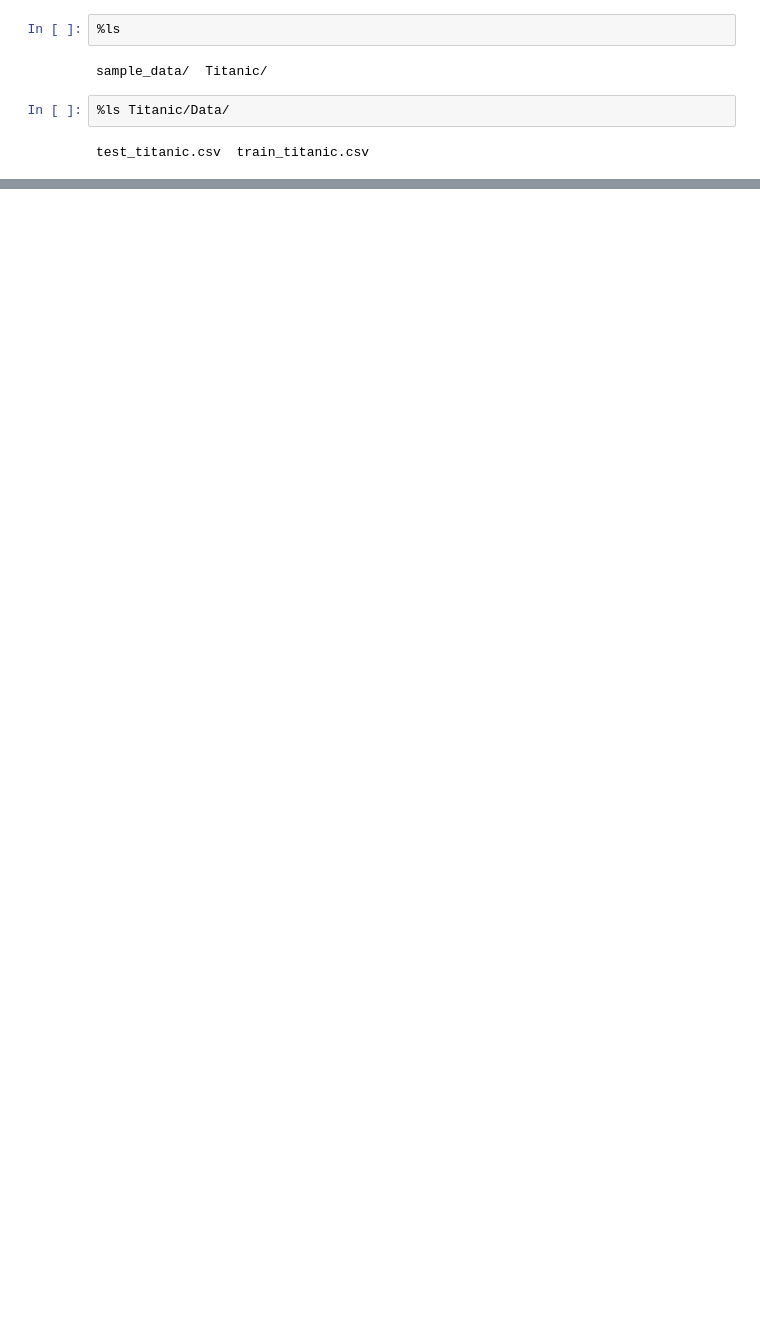
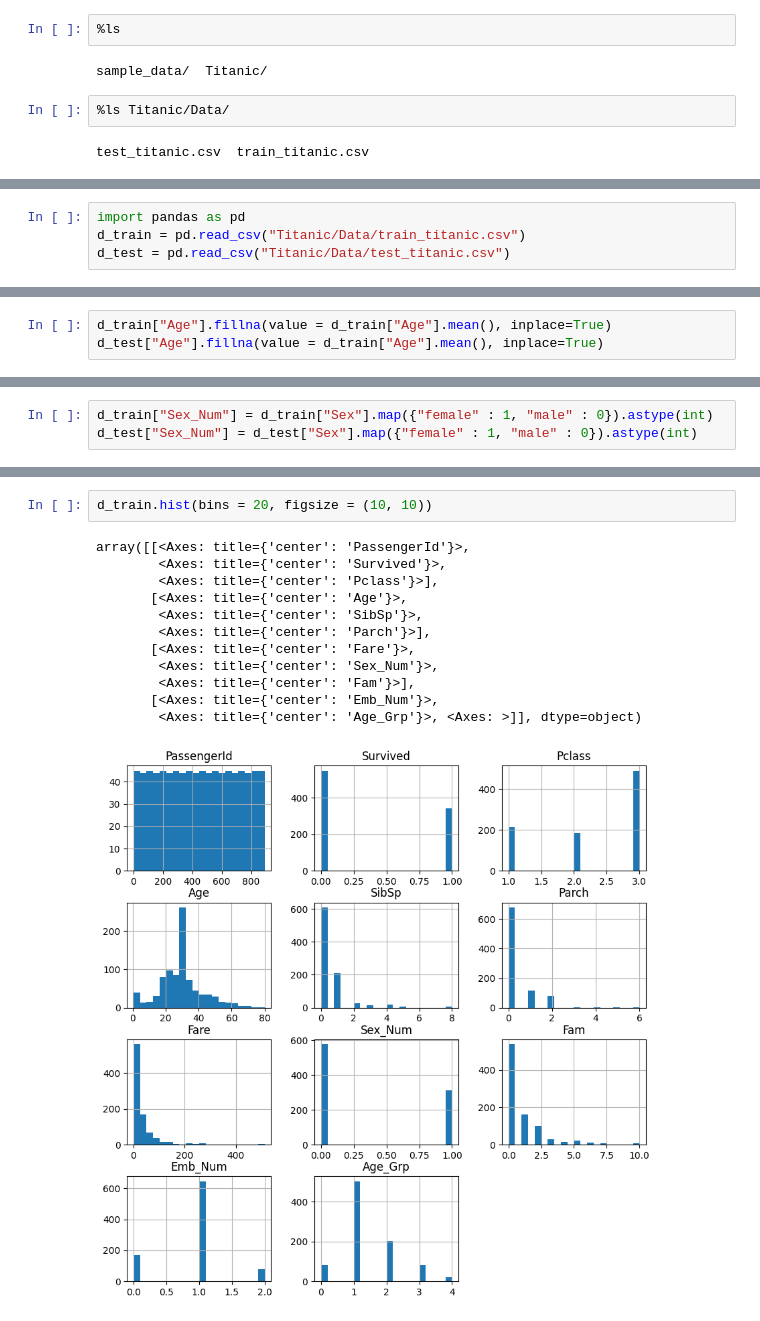
Before and after one commit to NajdekMonika/Titanic, a Jupyter notebook: Titanic.ipynb, the cells around one changed output, grey strips where cells are left out. Saved outputs shown, nothing was run; the diff lists cells and outputs as text; blank space fills up the shorter version.

```diff
--- a/Titanic.ipynb
+++ b/Titanic.ipynb
@@ -250,0 +21,4 @@ Name: Age, dtype: float64
+# %%
+import pandas as pd
+d_train = pd.read_csv("Titanic/Data/train_titanic.csv")
+d_test = pd.read_csv("Titanic/Data/test_titanic.csv")
@@ -250,0 +105,3 @@ Name: Age, dtype: float64
+# %%
+d_train["Age"].fillna(value = d_train["Age"].mean(), inplace=True)
+d_test["Age"].fillna(value = d_train["Age"].mean(), inplace=True)
@@ -250,0 +130,3 @@ Name: Age, dtype: float64
+# %%
+d_train["Sex_Num"] = d_train["Sex"].map({"female" : 1, "male" : 0}).astype(int)
+d_test["Sex_Num"] = d_test["Sex"].map({"female" : 1, "male" : 0}).astype(int)
@@ -250,0 +165,15 @@ Name: Age, dtype: float64
+# %%
+d_train.hist(bins = 20, figsize = (10, 10))
+# %% [output]
+array([[<Axes: title={'center': 'PassengerId'}>,
+        <Axes: title={'center': 'Survived'}>,
+        <Axes: title={'center': 'Pclass'}>],
+       [<Axes: title={'center': 'Age'}>,
+        <Axes: title={'center': 'SibSp'}>,
+        <Axes: title={'center': 'Parch'}>],
+       [<Axes: title={'center': 'Fare'}>,
+        <Axes: title={'center': 'Sex_Num'}>,
+        <Axes: title={'center': 'Fam'}>],
+       [<Axes: title={'center': 'Emb_Num'}>,
+        <Axes: title={'center': 'Age_Grp'}>, <Axes: >]], dtype=object)
+[figure, added]
```
Also changed, not shown: parts of 76 cells of this notebook.
